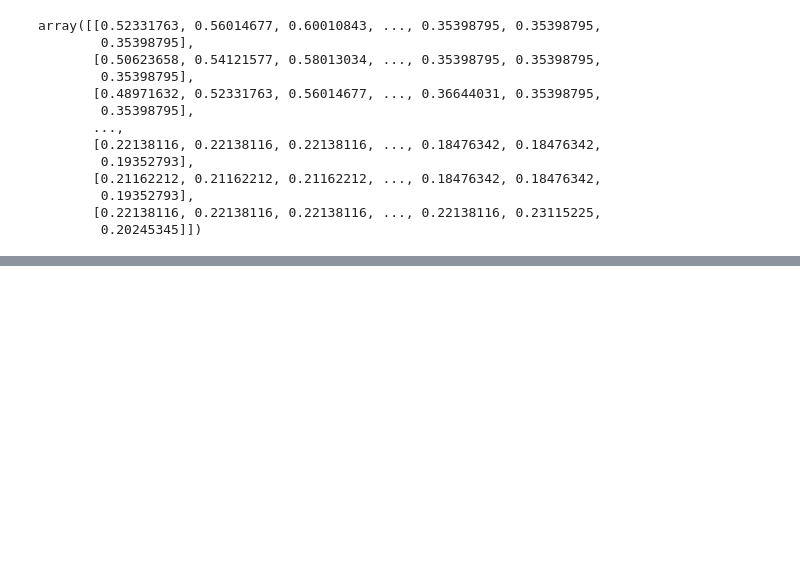
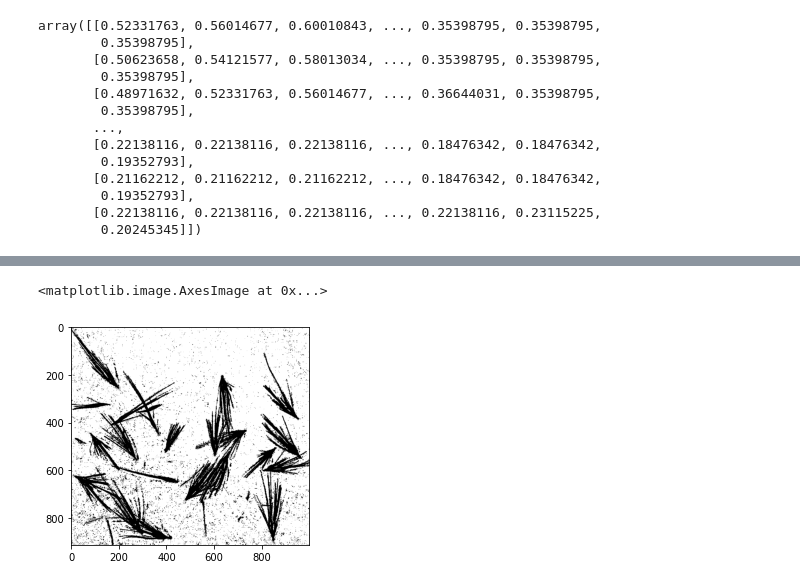
Before and after one commit to mjdall/seeds_on_a_plate, a Jupyter notebook: seed_contrasting.ipynb, the cells around one changed output, grey strips where cells are left out. Cells and saved outputs as stored; diff of their text form; code cells hidden in the pictures; blank space fills up the shorter version.

```diff
--- a/seed_contrasting.ipynb
+++ b/seed_contrasting.ipynb
@@ -274,0 +289,7 @@ plt.imshow(global_norm_edges, cmap="gray")
+# %%
+# same outout with or without norm
+no_shadows = remove_shadows(result_norm, norm=False)
+plt.imshow(mask_image(no_shadows), cmap="gray")
+# %% [output]
+<matplotlib.image.AxesImage at 0x...>
+[figure, added]
```
Also changed, not shown: parts of 26 cells of this notebook.
